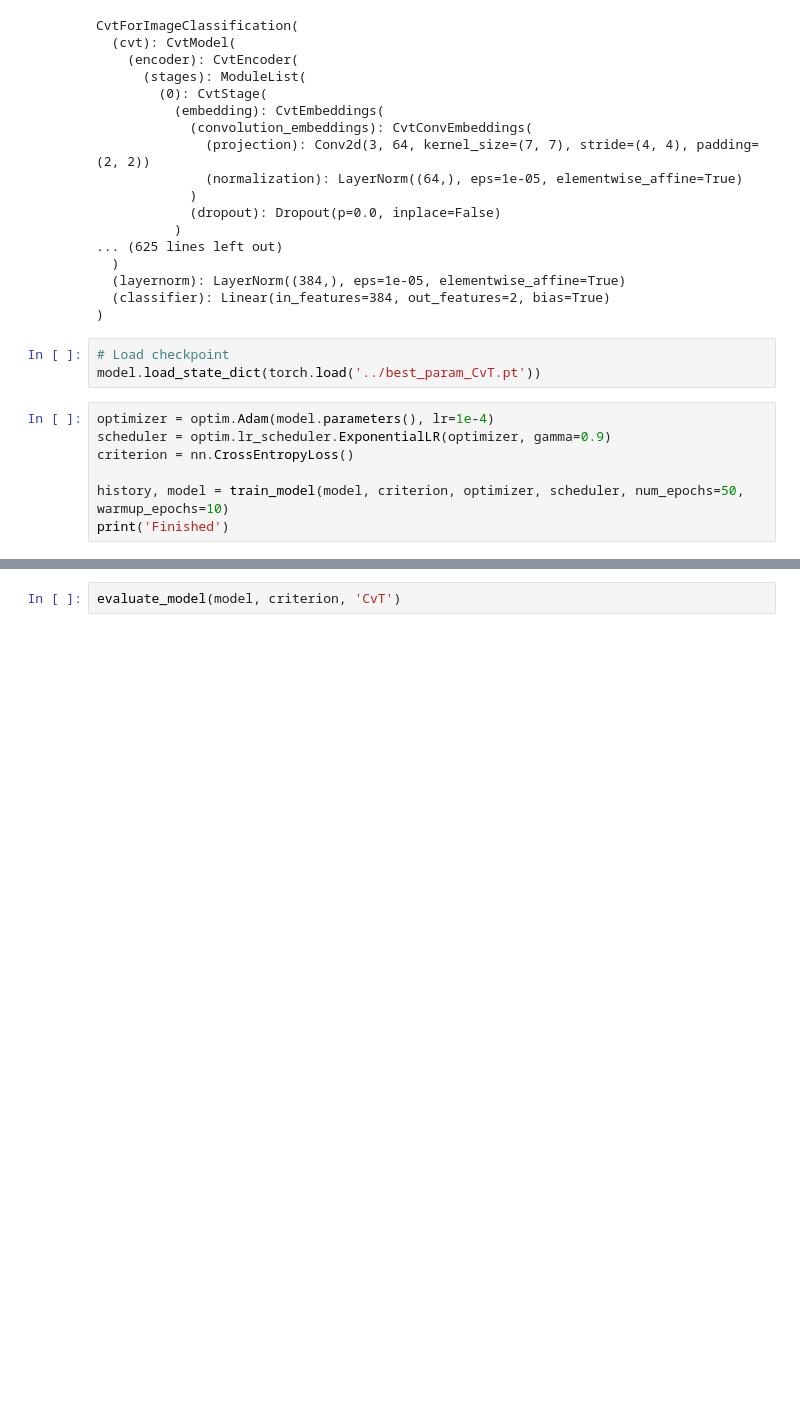
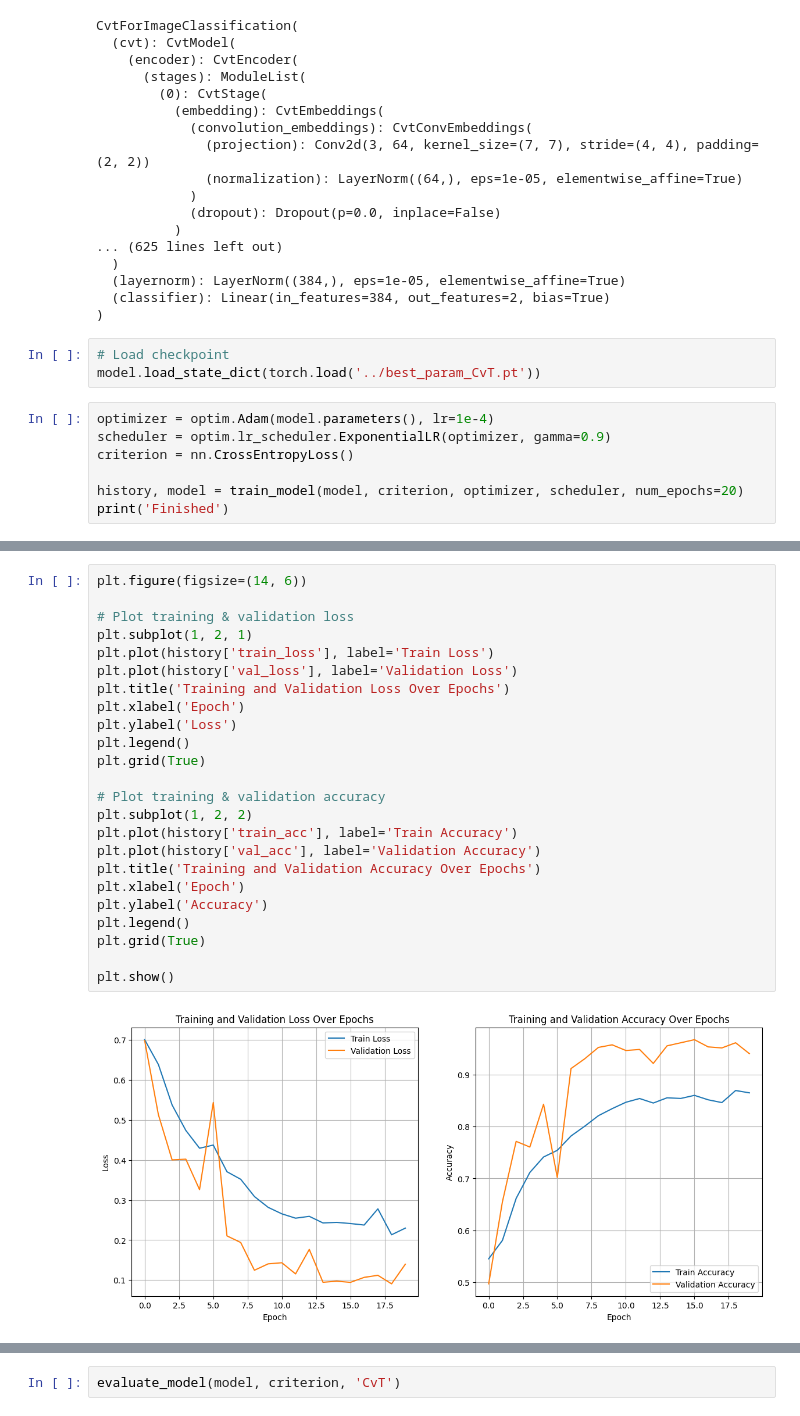
Before and after one commit to thanh12273203/Warm-ups, a Jupyter notebook: CvT.ipynb, the cells around one changed output, grey strips where cells are left out. Saved outputs shown, nothing was run; the diff lists cells and outputs as text; blank space fills up the shorter version.

```diff
--- a/CvT.ipynb
+++ b/CvT.ipynb
@@ -300,5 +300,5 @@ optimizer = optim.Adam(model.parameters(), lr=1e-4)
 scheduler = optim.lr_scheduler.ExponentialLR(optimizer, gamma=0.9)
 criterion = nn.CrossEntropyLoss()
 
-history, model = train_model(model, criterion, optimizer, scheduler, num_epochs=50, warmup_epochs=10)
+history, model = train_model(model, criterion, optimizer, scheduler, num_epochs=20)
 print('Finished')
@@ -305,2 +323,28 @@ print('Finished')
+# %%
+plt.figure(figsize=(14, 6))
+
+# Plot training & validation loss
+plt.subplot(1, 2, 1)
+plt.plot(history['train_loss'], label='Train Loss')
+plt.plot(history['val_loss'], label='Validation Loss')
+plt.title('Training and Validation Loss Over Epochs')
+plt.xlabel('Epoch')
+plt.ylabel('Loss')
+plt.legend()
+plt.grid(True)
+
+# Plot training & validation accuracy
+plt.subplot(1, 2, 2)
+plt.plot(history['train_acc'], label='Train Accuracy')
+plt.plot(history['val_acc'], label='Validation Accuracy')
+plt.title('Training and Validation Accuracy Over Epochs')
+plt.xlabel('Epoch')
+plt.ylabel('Accuracy')
+plt.legend()
+plt.grid(True)
+
+plt.show()
+# %% [output]
+[figure, added]
 # %%
 evaluate_model(model, criterion, 'CvT')
```
Also changed, not shown: parts of 2 cells of this notebook, 1 other file.
